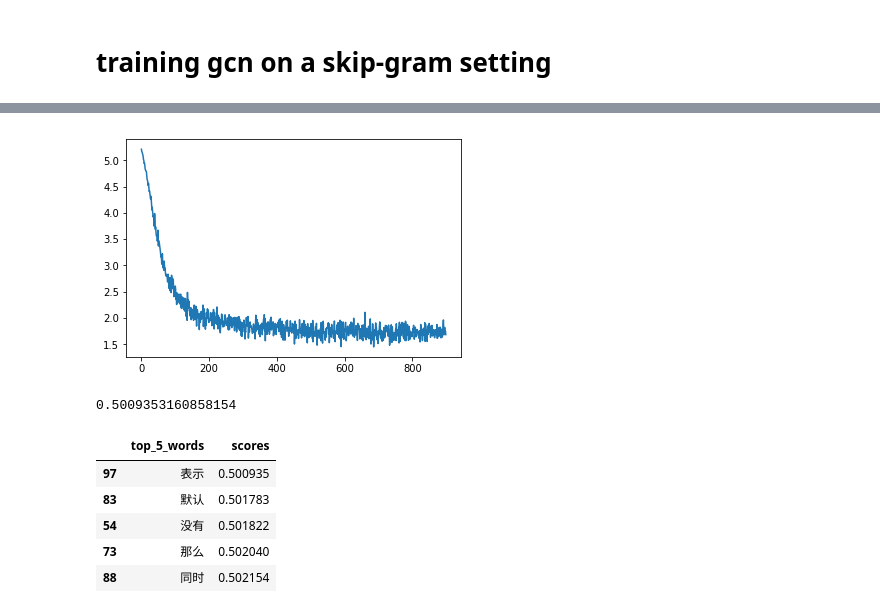
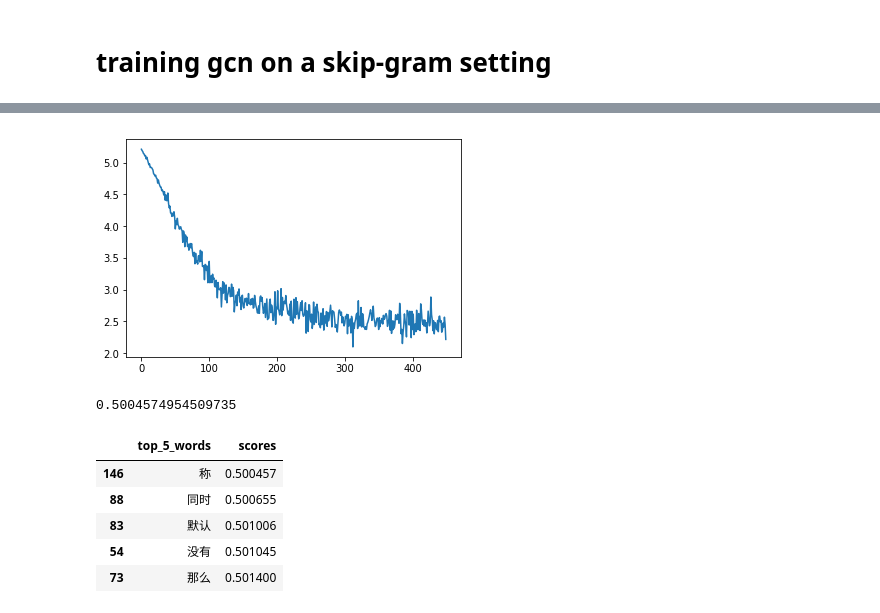
Before and after one commit to XufengXufengXufeng/try_gcn, a Jupyter notebook: gcn_word2vec.ipynb, the cells around one changed output, grey strips where cells are left out. Cells and saved outputs as stored; diff of their text form; code cells hidden in the pictures.

```diff
--- a/gcn_word2vec.ipynb
+++ b/gcn_word2vec.ipynb
@@ -263,7 +263,7 @@ class GCN_EMBEDDER(nn.Module):
     def embed(self,inputs):
         inputs = self.input_embedder(inputs)
         for l in self.gcn_params:
-            inputs = self.norm(self.relu(self.gcn_layer(inputs)))
+            inputs = l(self.norm(self.relu(self.gcn_layer(inputs))))
         return inputs
     def forward(self,inputs):
         out = self.embed(inputs)
@@ -278,5 +280,6 @@ id2w = {i:w for i,w in enumerate(words)}
 # %%
 def train_gcn_embedder(n_gcn=2,epochs=10):
+    torch.manual_seed(1)
     gcn_embedder = GCN_EMBEDDER(G,len(G.nodes),50,len(set(outputs)),n_gcn)
     losses = []
     loss_function = nn.NLLLoss()
@@ -289,7 +292,7 @@ def train_gcn_embedder(n_gcn=2,epochs=10):
         losses.append(float(loss.data.numpy()))
         loss.backward()
         optimizer.step()
-        if e%17==0:
+        if e%31==0:
             print("epoch {} has loss {:.2f}".format(e,loss))
     indeces = list(G.nodes)
     gcn_embeddings = {}
@@ -386,5 +389,5 @@ def train_gcn_embedder(n_gcn=2,epochs=10,batchs=3):
     pd.Series(losses).plot();
     return gcn_embeddings,losses,gcn_embedder
 # %%
-gcn_embeddings,losses,gcn_embedder = train_gcn_embedder(n_gcn=2,epochs=300)
+gcn_embeddings,losses,gcn_embedder = train_gcn_embedder(n_gcn=2,epochs=150)
 # %% [output]
@@ -408,14 +411,14 @@ epoch 294 has loss 1.67
-[figure, old version]
+[figure, new version]
 # %%
 compare_words("表示","称",gcn_embeddings)
 # %% [output]
-0.5009353160858154
+0.5004574954509735
 # %%
-get_top_similar_words("称",gcn_embeddings,k=5)
+get_top_similar_words("表示",gcn_embeddings,k=5)
 # %% [output]
 |  | top_5_words | scores |
-| 97 | 表示 | 0.500935 |
-| 83 | 默认 | 0.501783 |
-| 54 | 没有 | 0.501822 |
-| 73 | 那么 | 0.502040 |
-| 88 | 同时 | 0.502154 |
+| 146 | 称 | 0.500457 |
+| 88 | 同时 | 0.500655 |
+| 83 | 默认 | 0.501006 |
+| 54 | 没有 | 0.501045 |
+| 73 | 那么 | 0.501400 |
```
Also changed, not shown: parts of 5 cells of this notebook.
